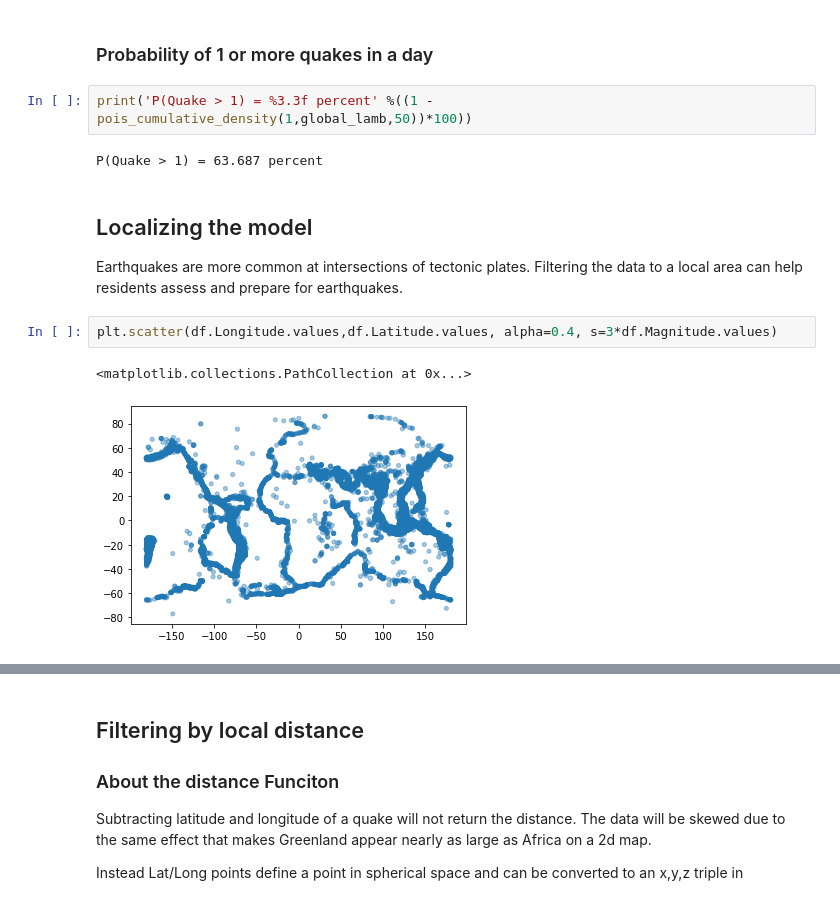
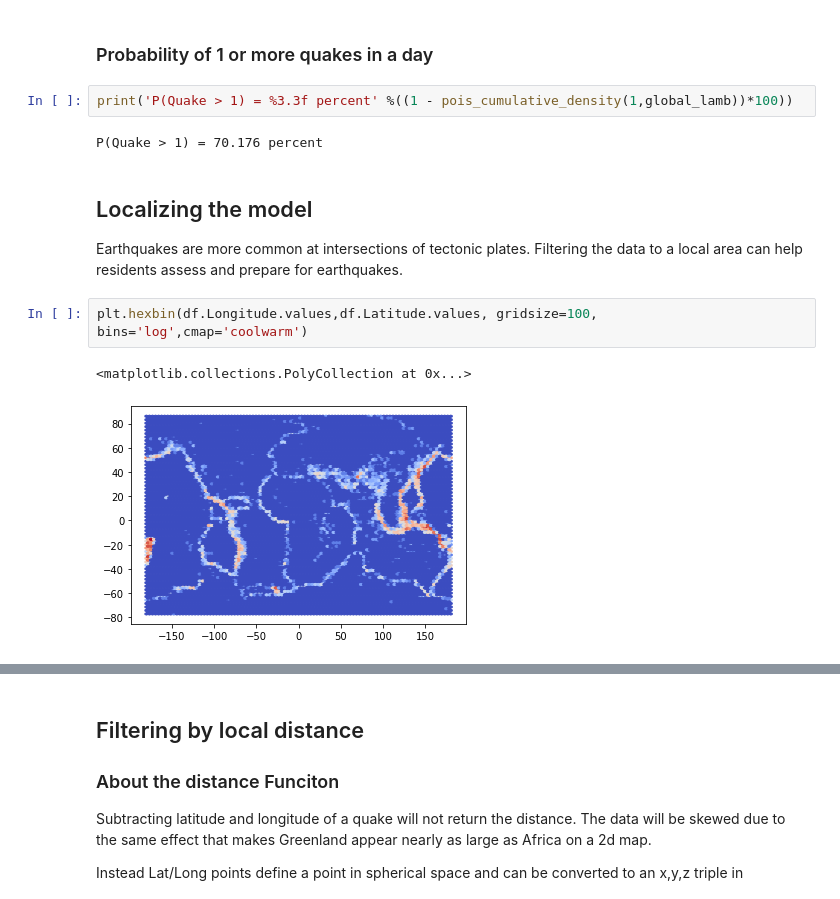
Before and after one commit to royceschultz/Data-Analysis, a Jupyter notebook: Earthquake.ipynb, the cells around one changed output, grey strips where cells are left out. Saved outputs shown, nothing was run; the diff lists cells and outputs as text.

Commit message:
New plot functions help readability. Fixed errors with Poisson CDF. Adds hexmap over scatterplot

```diff
--- a/Earthquake.ipynb
+++ b/Earthquake.ipynb
@@ -235,18 +246,18 @@ So, **on average** earth will have 1.210 eathquakes **per day**.
 # %% [markdown]
 ### Probability of 1 or more quakes in a day
 # %%
-print('P(Quake > 1) = %3.3f percent' %((1 - pois_cumulative_density(1,global_lamb,50))*100))
+print('P(Quake > 1) = %3.3f percent' %((1 - pois_cumulative_density(1,global_lamb))*100))
 # %% [output]
-P(Quake > 1) = 63.687 percent
+P(Quake > 1) = 70.176 percent
 # %% [markdown]
 ## Localizing the model
 
 Earthquakes are more common at intersections of tectonic plates. Filtering the data to a local area can help residents assess and prepare for earthquakes.
 # %%
-plt.scatter(df.Longitude.values,df.Latitude.values, alpha=0.4, s=3*df.Magnitude.values)
+plt.hexbin(df.Longitude.values,df.Latitude.values, gridsize=100, bins='log',cmap='coolwarm')
 # %% [output]
-<matplotlib.collections.PathCollection at 0x...>
+<matplotlib.collections.PolyCollection at 0x...>
-[figure, old version]
+[figure, new version]
 # %% [markdown]
 ### Map of tectonic plates
 
```
Also changed, not shown: parts of 17 cells of this notebook, 1 other file.
